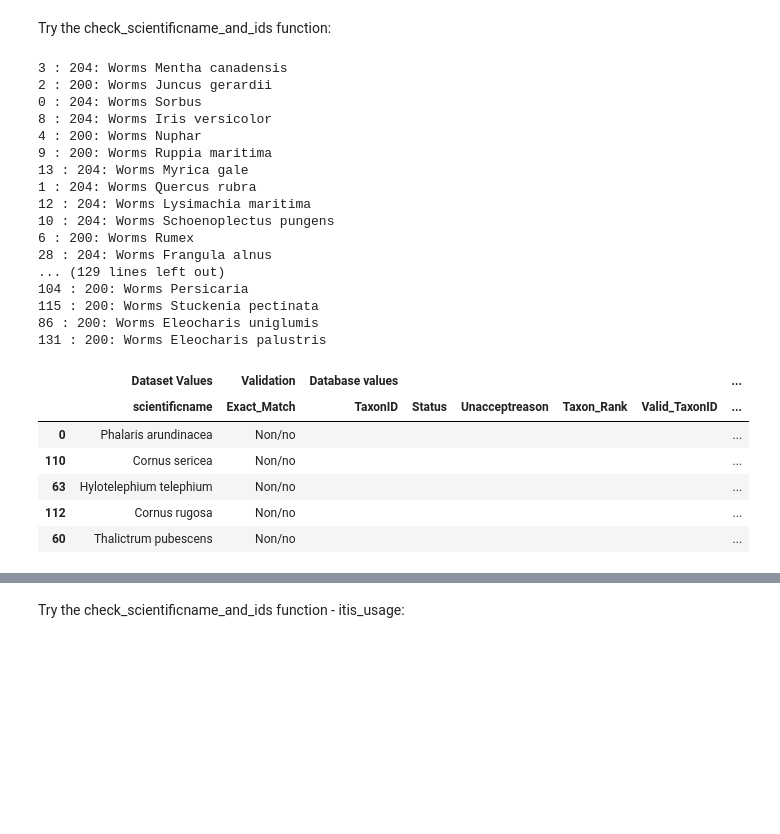
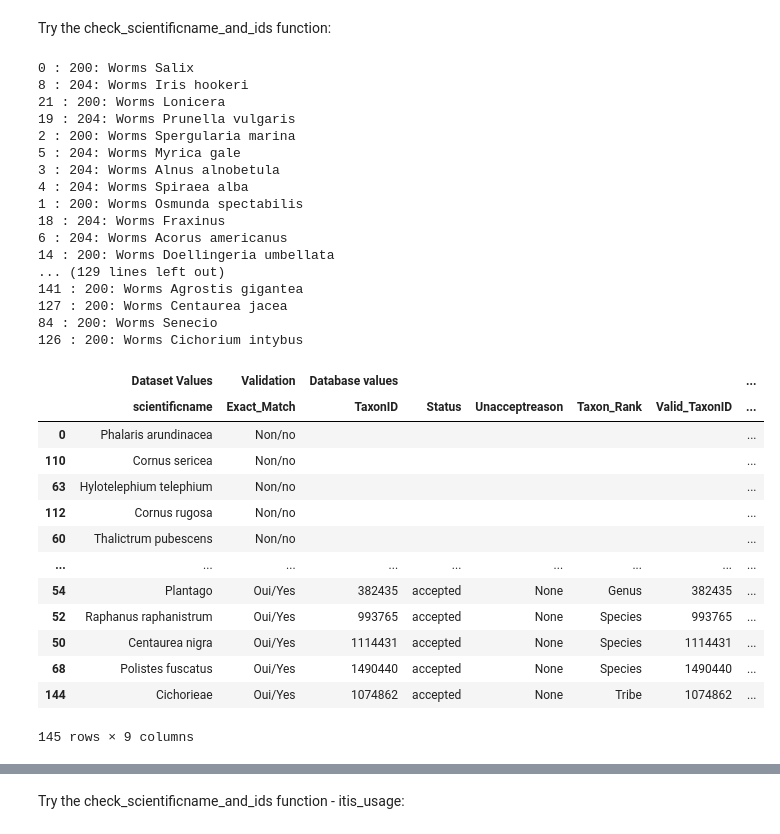
Before and after one commit to OGSL-SLGO/examples, a Jupyter notebook: examples/biodiversity/Demonstration_PyObis_fonction_fonction_check_scientificname_and_ids.ipynb, the cells around one changed output, grey strips where cells are left out. Cells and saved outputs as stored; diff of their text form; code cells hidden in the pictures; blank space fills up the shorter version.

```diff
--- a/examples/biodiversity/Demonstration_PyObis_fonction_fonction_check_scientificname_and_ids.ipynb
+++ b/examples/biodiversity/Demonstration_PyObis_fonction_fonction_check_scientificname_and_ids.ipynb
@@ -45,32 +45,39 @@ occurrence_extension.head(3)
 # %% [markdown]
 Try the check_scientificname_and_ids function:
 # %%
-check_scientificname_and_ids(occurrence_core, 'names').head()
+check_scientificname_and_ids(occurrence_core, 'names')
 # %% [output]
-3 : 204: Worms Mentha canadensis
-2 : 200: Worms Juncus gerardii
-0 : 204: Worms Sorbus
-8 : 204: Worms Iris versicolor
-4 : 200: Worms Nuphar
-9 : 200: Worms Ruppia maritima
-13 : 204: Worms Myrica gale
-1 : 204: Worms Quercus rubra
-12 : 204: Worms Lysimachia maritima
-10 : 204: Worms Schoenoplectus pungens
-6 : 200: Worms Rumex
-28 : 204: Worms Frangula alnus
+0 : 200: Worms Salix
+8 : 204: Worms Iris hookeri
+21 : 200: Worms Lonicera
+19 : 204: Worms Prunella vulgaris
+2 : 200: Worms Spergularia marina
+5 : 204: Worms Myrica gale
+3 : 204: Worms Alnus alnobetula
+4 : 204: Worms Spiraea alba
+1 : 200: Worms Osmunda spectabilis
+18 : 204: Worms Fraxinus
+6 : 204: Worms Acorus americanus
+14 : 200: Worms Doellingeria umbellata
 ... (129 lines left out)
-104 : 200: Worms Persicaria
-115 : 200: Worms Stuckenia pectinata
-86 : 200: Worms Eleocharis uniglumis
-131 : 200: Worms Eleocharis palustris
+141 : 200: Worms Agrostis gigantea
+127 : 200: Worms Centaurea jacea
+84 : 200: Worms Senecio
+126 : 200: Worms Cichorium intybus
 |  | Dataset Values | Validation | Database values |  |  |  |  | ... |
 |  | scientificname | Exact_Match | TaxonID | Status | Unacceptreason | Taxon_Rank | Valid_TaxonID | ... |
 | 0 | Phalaris arundinacea | Non/no |  |  |  |  |  | ... |
 | 110 | Cornus sericea | Non/no |  |  |  |  |  | ... |
 | 63 | Hylotelephium telephium | Non/no |  |  |  |  |  | ... |
 | 112 | Cornus rugosa | Non/no |  |  |  |  |  | ... |
 | 60 | Thalictrum pubescens | Non/no |  |  |  |  |  | ... |
+| ... | ... | ... | ... | ... | ... | ... | ... | ... |
+| 54 | Plantago | Oui/Yes | 382435 | accepted | None | Genus | 382435 | ... |
+| 52 | Raphanus raphanistrum | Oui/Yes | 993765 | accepted | None | Species | 993765 | ... |
+| 50 | Centaurea nigra | Oui/Yes | 1114431 | accepted | None | Species | 1114431 | ... |
+| 68 | Polistes fuscatus | Oui/Yes | 1490440 | accepted | None | Species | 1490440 | ... |
+| 144 | Cichorieae | Oui/Yes | 1074862 | accepted | None | Tribe | 1074862 | ... |
+145 rows × 9 columns
 # %%
 check_scientificname_and_ids(occurrence_extension, 'names').head()
 # %% [output]
```
Also changed, not shown: parts of 5 cells of this notebook, 1 other file.
